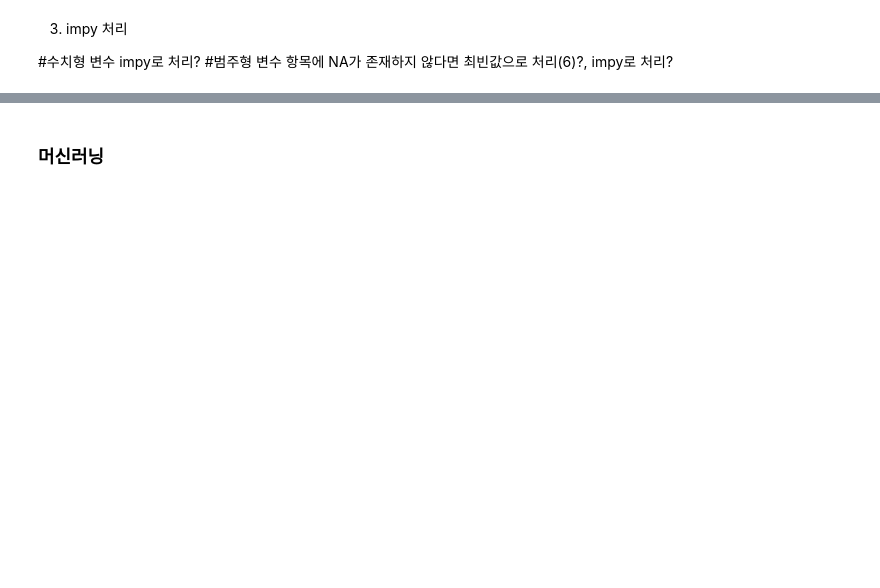
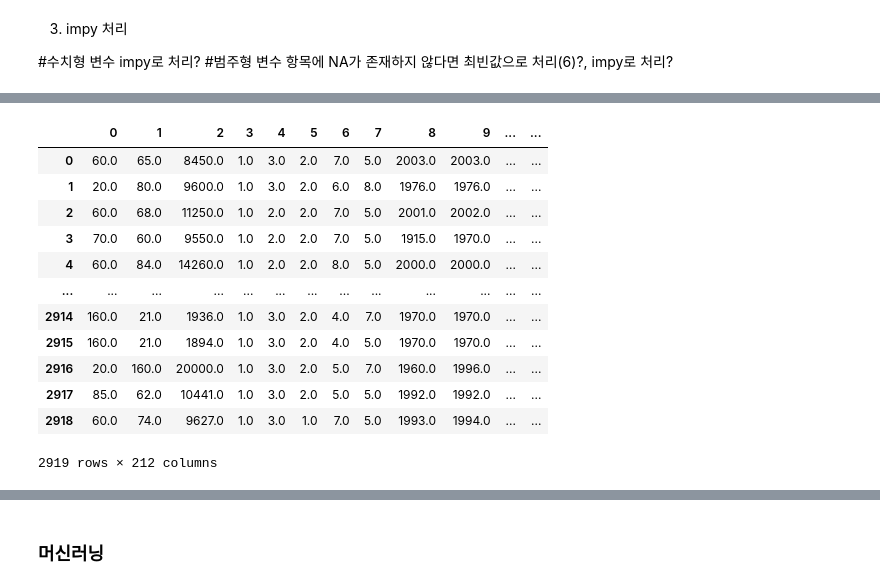
Before and after one commit to parksjsj9368/KAGGLE-DACON, a Jupyter notebook: HousePrices.ipynb, the cells around one changed output, grey strips where cells are left out. Cells and saved outputs as stored; diff of their text form; code cells hidden in the pictures; blank space fills up the shorter version.

```diff
--- a/HousePrices.ipynb
+++ b/HousePrices.ipynb
@@ -88,7 +91,7 @@ AllPub(1459), NoSewr(0), NoSeWa(1), ELO(0)
 
 #중앙값으로 처리? impy로 처리?
 # %%
-for col in ('MasVnrArea','GarageYrBlt','LotFrontage'):
-    df_train[col] = df_train.groupby("Neighborhood")[col].transform(
-        lambda x: x.fillna(x.median()))
+#for col in ('MasVnrArea','GarageYrBlt','LotFrontage'):
+#    df_train[col] = df_train.groupby("Neighborhood")[col].transform(
+#        lambda x: x.fillna(x.median()))
 # %%
@@ -230,0 +227,17 @@ print(df_test.shape)
+# %%
+total_impute = pd.DataFrame(IterativeImputer(verbose=False).fit_transform(df_full))
+total_impute
+# %% [output]
+|  | 0 | 1 | 2 | 3 | 4 | 5 | 6 | 7 | 8 | 9 | ... | ... |
+| 0 | 60.0 | 65.0 | 8450.0 | 1.0 | 3.0 | 2.0 | 7.0 | 5.0 | 2003.0 | 2003.0 | ... | ... |
+| 1 | 20.0 | 80.0 | 9600.0 | 1.0 | 3.0 | 2.0 | 6.0 | 8.0 | 1976.0 | 1976.0 | ... | ... |
+| 2 | 60.0 | 68.0 | 11250.0 | 1.0 | 2.0 | 2.0 | 7.0 | 5.0 | 2001.0 | 2002.0 | ... | ... |
+| 3 | 70.0 | 60.0 | 9550.0 | 1.0 | 2.0 | 2.0 | 7.0 | 5.0 | 1915.0 | 1970.0 | ... | ... |
+| 4 | 60.0 | 84.0 | 14260.0 | 1.0 | 2.0 | 2.0 | 8.0 | 5.0 | 2000.0 | 2000.0 | ... | ... |
+| ... | ... | ... | ... | ... | ... | ... | ... | ... | ... | ... | ... | ... |
+| 2914 | 160.0 | 21.0 | 1936.0 | 1.0 | 3.0 | 2.0 | 4.0 | 7.0 | 1970.0 | 1970.0 | ... | ... |
+| 2915 | 160.0 | 21.0 | 1894.0 | 1.0 | 3.0 | 2.0 | 4.0 | 5.0 | 1970.0 | 1970.0 | ... | ... |
+| 2916 | 20.0 | 160.0 | 20000.0 | 1.0 | 3.0 | 2.0 | 5.0 | 7.0 | 1960.0 | 1996.0 | ... | ... |
+| 2917 | 85.0 | 62.0 | 10441.0 | 1.0 | 3.0 | 2.0 | 5.0 | 5.0 | 1992.0 | 1992.0 | ... | ... |
+| 2918 | 60.0 | 74.0 | 9627.0 | 1.0 | 3.0 | 1.0 | 7.0 | 5.0 | 1993.0 | 1994.0 | ... | ... |
+2919 rows × 212 columns
```
Also changed, not shown: parts of 38 cells of this notebook, 1 other file.
